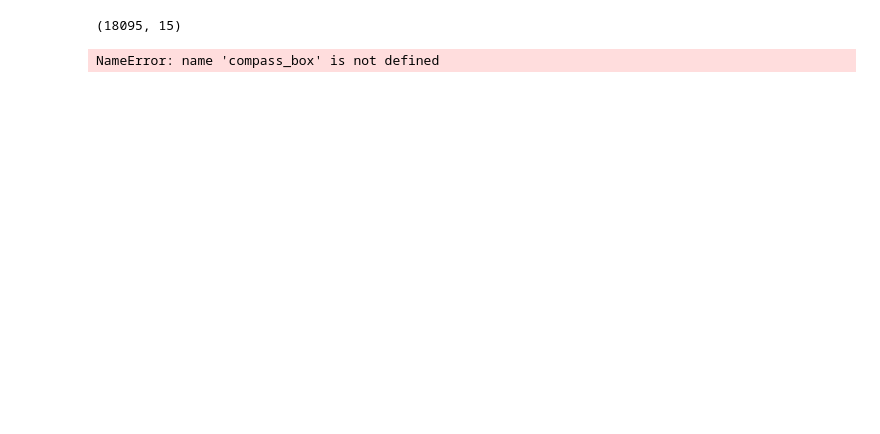
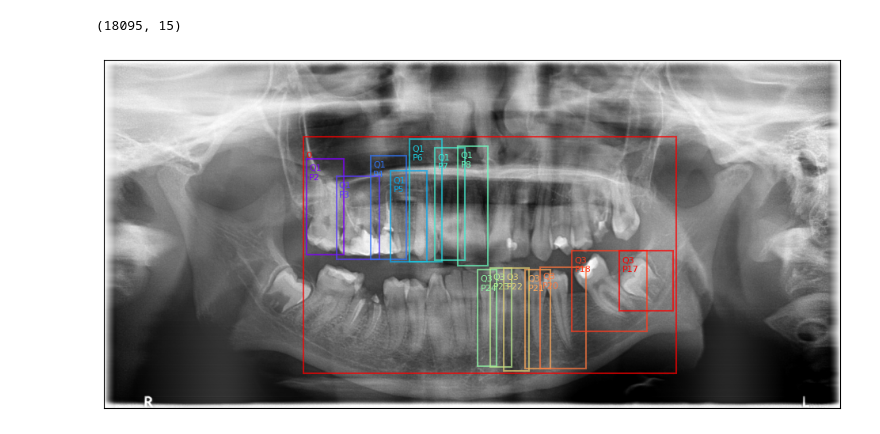
Before and after one commit to awerdich/computervision, a Jupyter notebook: notebooks/detection/02_check_image_data.ipynb, the cells around one changed output. Drawn from its saved outputs; the diff is of its cells as text; code cells hidden in the pictures; blank space fills up the shorter version.

```diff
--- a/notebooks/detection/02_check_image_data.ipynb
+++ b/notebooks/detection/02_check_image_data.ipynb
@@ -125,16 +141,28 @@ print(df.shape)
 (18095, 15)
 # %%
 # Quadrants to include in the cropped image
-quadrant_list = [1, 4]
+quadrant_list = [1, 3]
 
 # Annotations for the selected quadrants
 dfq = df.loc[(df['file_name'] == file_name) & (df['quadrant'].isin(quadrant_list))]
 
-# Get the bounding boxes for these annotations
-box_list = dfq['bbox'].tolist()
+# Get the bounding boxes and positions for these quadrants
+box_list = [list(box) for box in dfq['bbox'].tolist()]
 ada_list = dfq['ada'].tolist()
+quad_list = dfq['quadrant'].tolist()
+label_list = [f'Q{quad_list[b]}\nP{ada_list[b]}' for b in range(len(box_list))]
 
 # Create a new bounding box that contains all of the selected bounding boxes
-box = compass_box(bbox_list_xywh=bbox_list_xywh, offset=quadrant_offset)
+box = enclosing_box(bbox_list_xywh=box_list, offset=10)
+
+# Create the figure
+fig, ax = plt.subplots(figsize=(12, 6))
+ax = plot_boxes(image=im, ax=ax, box_list=box_list, label_list=label_list, color=None)
+ax = plot_boxes(image=im, ax=ax, box_list=[box], label_list=None, color='r')
+
+# Save the figure
+file_name = '153846.png'
+plt.savefig(os.path.join(data_dir, file_name), bbox_inches='tight')
+plt.show()
 # %% [output]
-NameError: name 'compass_box' is not defined
+[figure, added]
```
Also changed, not shown: parts of 7 cells of this notebook, 2 other files.
